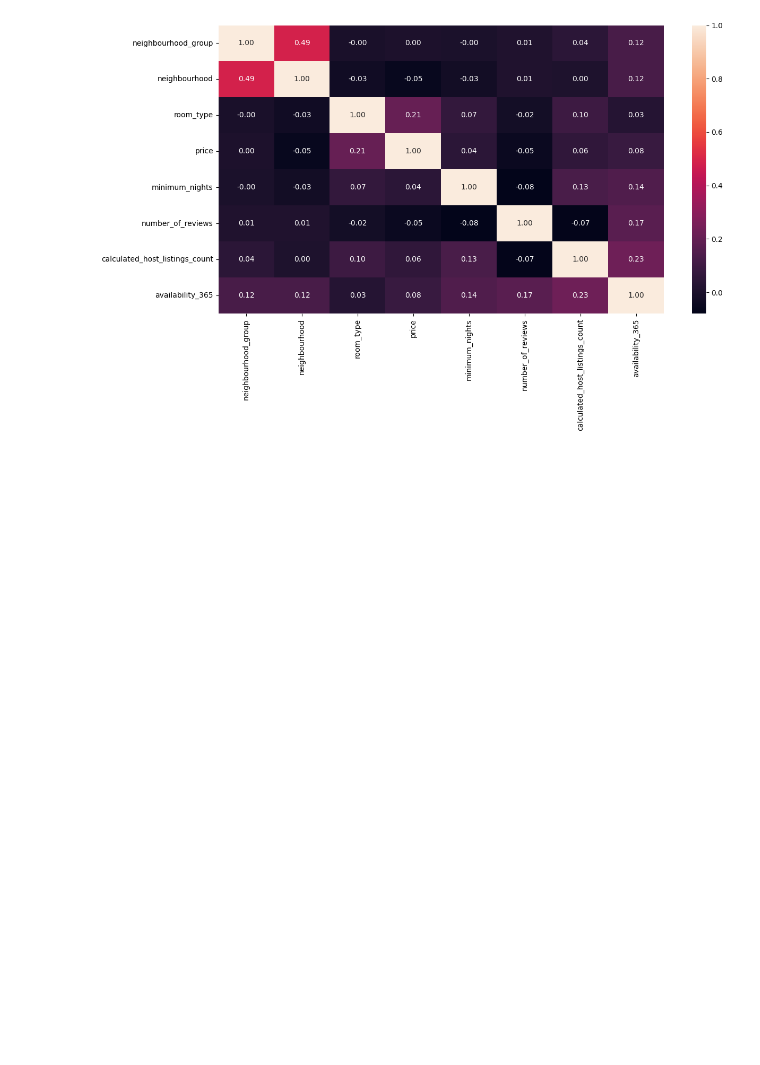
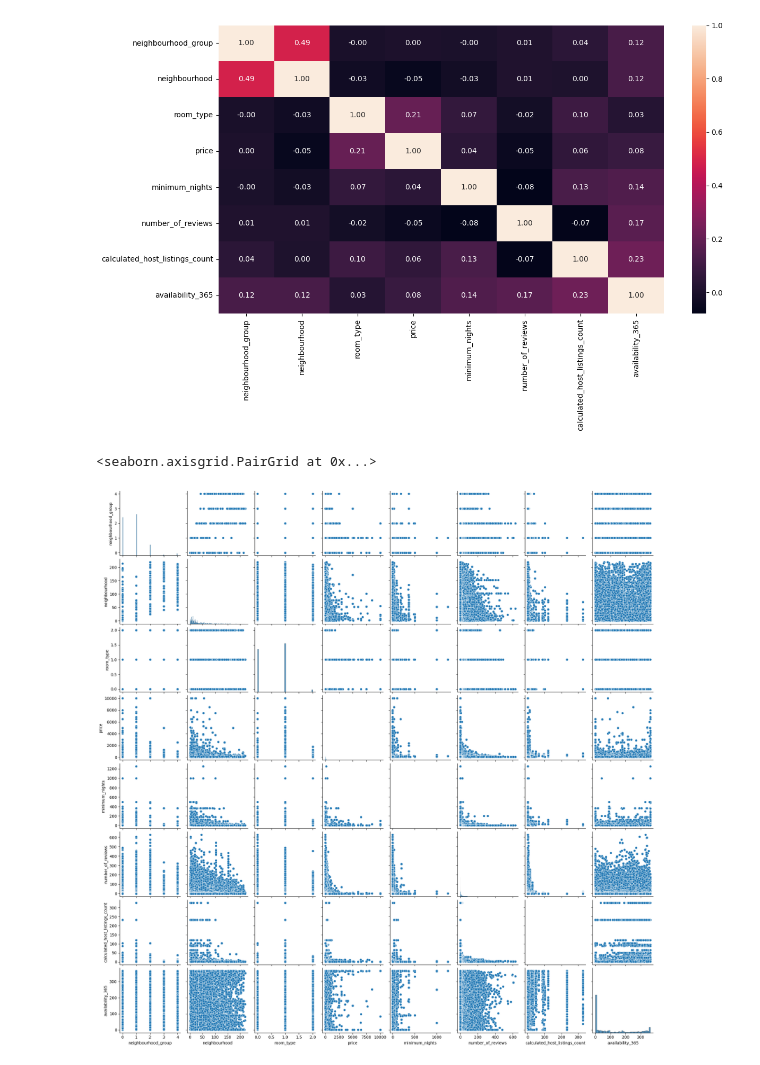
Before and after one commit to Rafaelperezortiz/proyectEDA, a Jupyter notebook: src/explore.ipynb, the cells around one changed output. Drawn from its saved outputs; the diff is of its cells as text; code cells hidden in the pictures; blank space fills up the shorter version.

```diff
--- a/src/explore.ipynb
+++ b/src/explore.ipynb
@@ -234,6 +234,11 @@ plt.tight_layout()
 plt.show()
 # %% [output]
 [figure]
+# %%
+sns.pairplot(data = total_data)
+# %% [output]
+<seaborn.axisgrid.PairGrid at 0x...>
+[figure, added]
 # %%
 total_data.describe()
 # %% [output]
```
Also changed, not shown: parts of 11 cells of this notebook.
